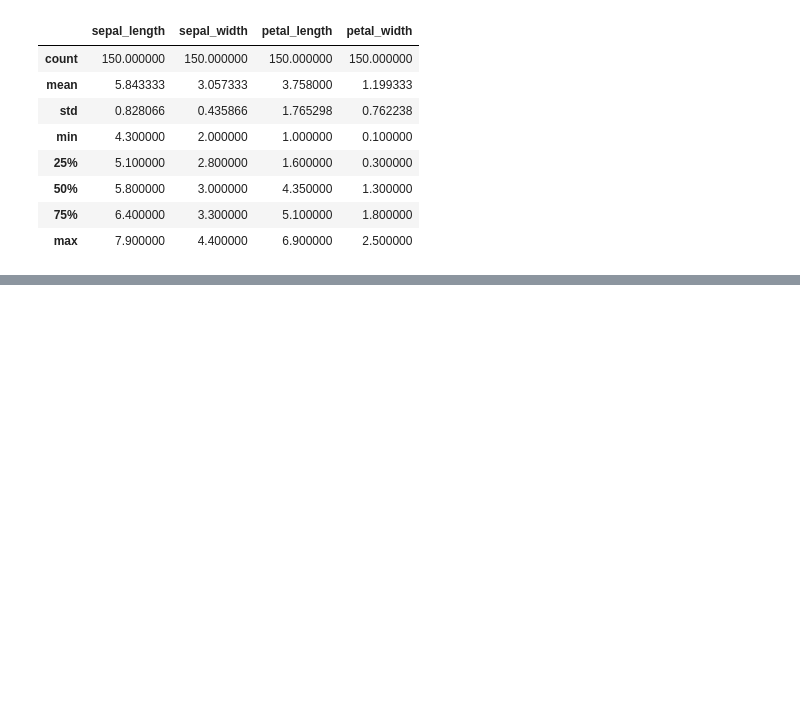
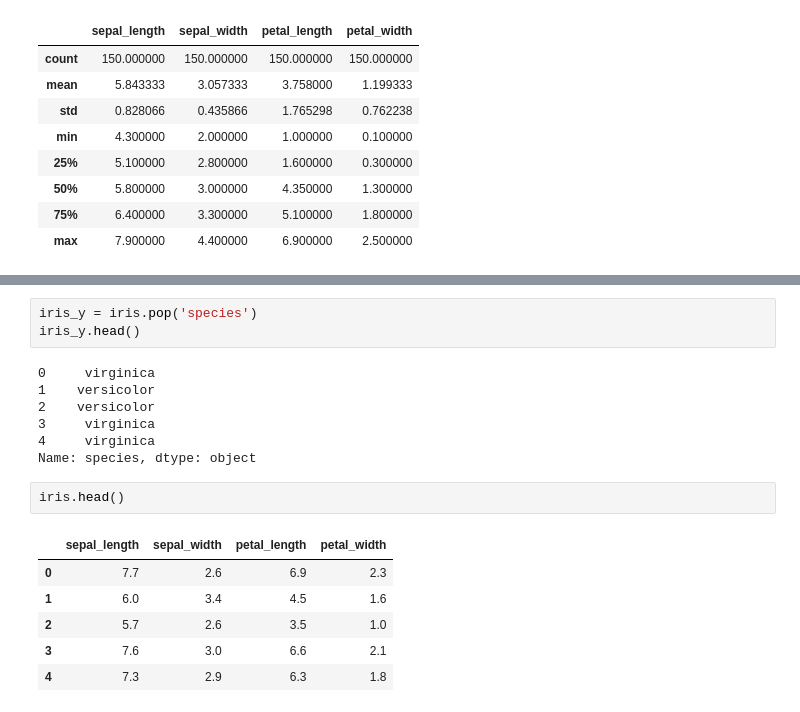
Before and after one commit to amicuscertus/Colab001, a Jupyter notebook: iris001.ipynb, the cells around one changed output, grey strips where cells are left out. Drawn from its saved outputs; the diff is of its cells as text; blank space fills up the shorter version.

```diff
--- a/iris001.ipynb
+++ b/iris001.ipynb
@@ -65,0 +67,19 @@ sns.scatterplot(x='sepal_length', y='petal_length', hue='species', data=iris)
+# %%
+iris_y = iris.pop('species')
+iris_y.head()
+# %% [output]
+0     virginica
+1    versicolor
+2    versicolor
+3     virginica
+4     virginica
+Name: species, dtype: object
+# %%
+iris.head()
+# %% [output]
+|  | sepal_length | sepal_width | petal_length | petal_width |
+| 0 | 7.7 | 2.6 | 6.9 | 2.3 |
+| 1 | 6.0 | 3.4 | 4.5 | 1.6 |
+| 2 | 5.7 | 2.6 | 3.5 | 1.0 |
+| 3 | 7.6 | 3.0 | 6.6 | 2.1 |
+| 4 | 7.3 | 2.9 | 6.3 | 1.8 |
```
Also changed, not shown: parts of 9 cells of this notebook.
